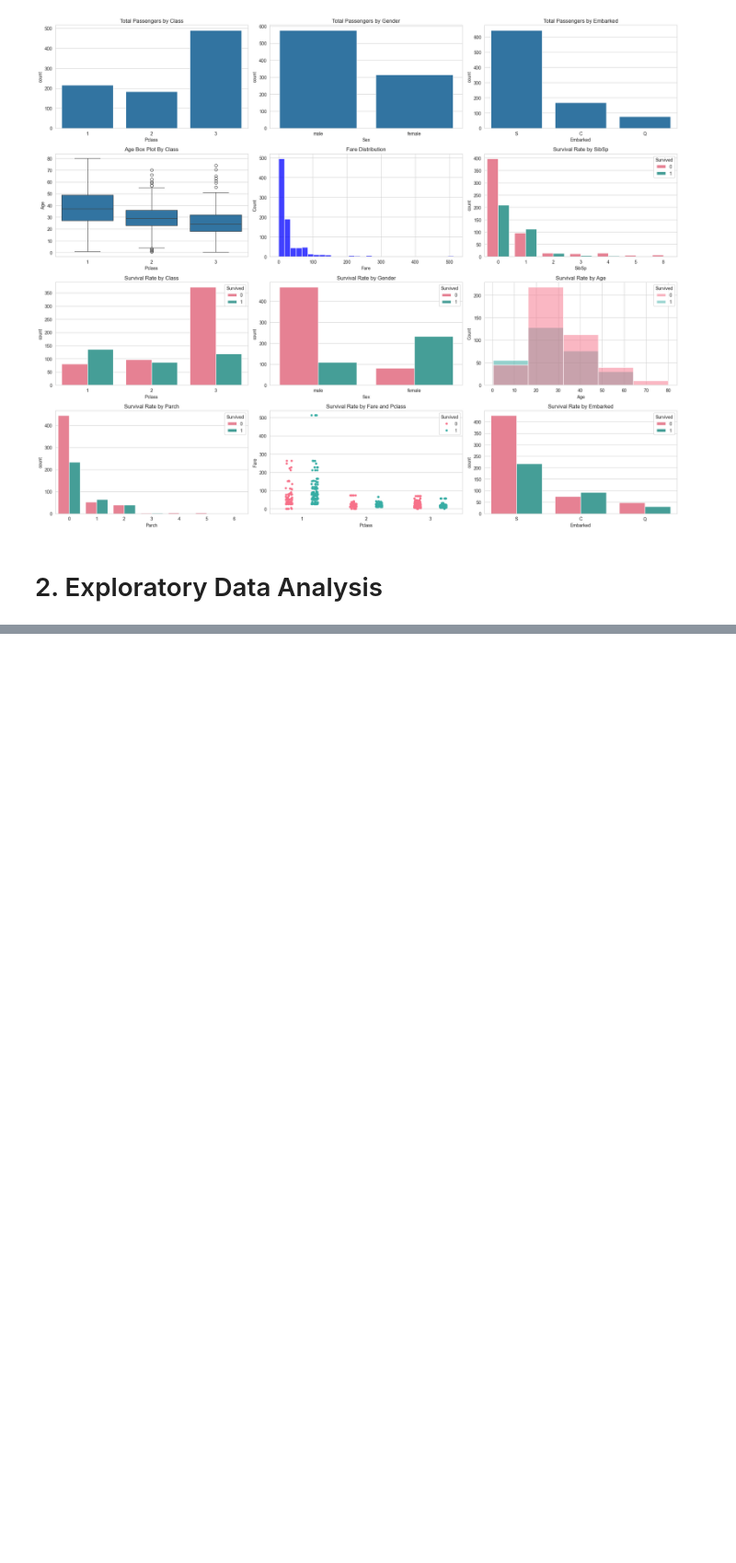
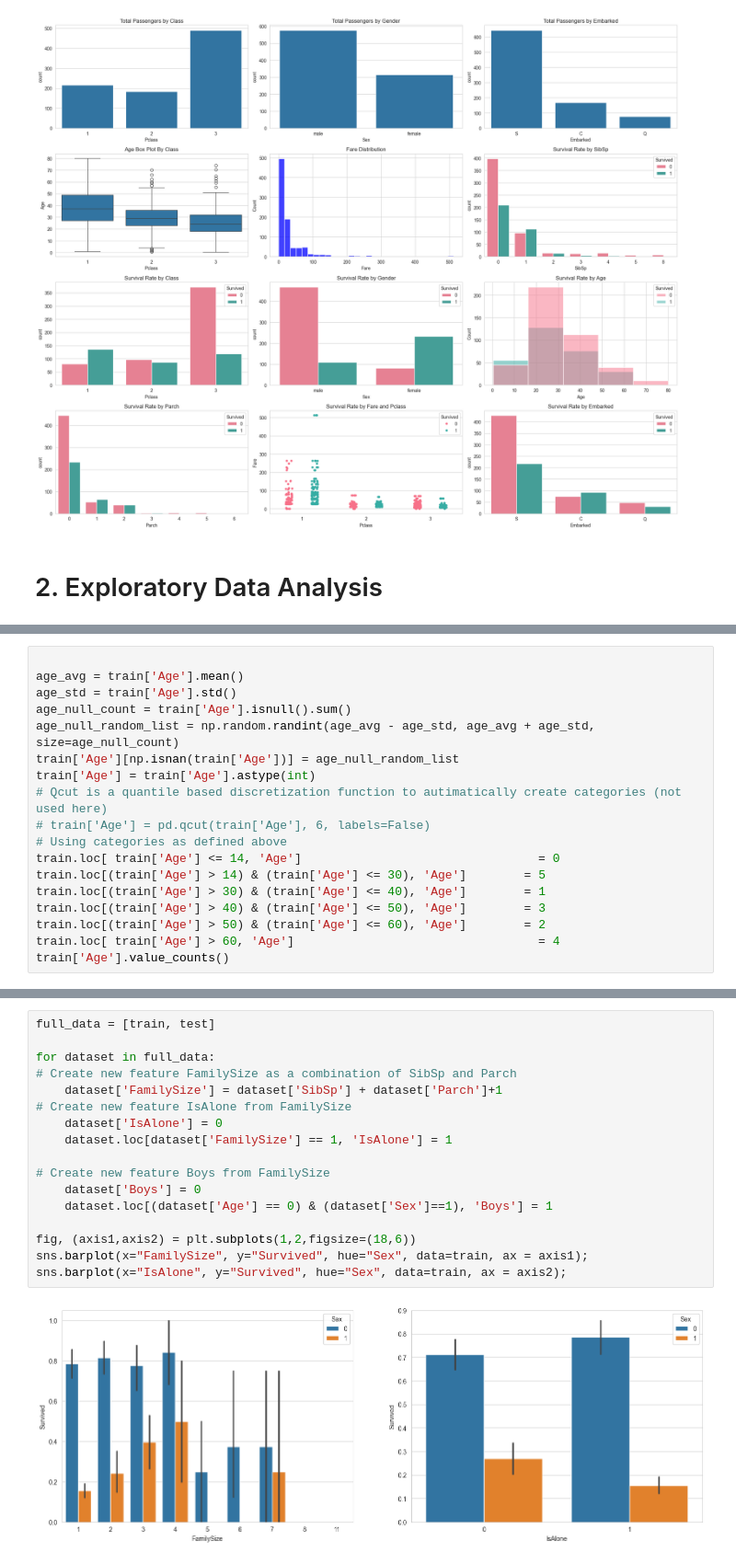
Before and after one commit to xiangshiyin/machine-learning-for-actuarial-science, a Jupyter notebook: 2025-spring/week05/notebook/demo.ipynb, the cells around one changed output, grey strips where cells are left out. Shown at 92% size. Cells and saved outputs as stored; diff of their text form; blank space fills up the shorter version.

```diff
--- a/2025-spring/week05/notebook/demo.ipynb
+++ b/2025-spring/week05/notebook/demo.ipynb
@@ -193,0 +291,18 @@ train.loc[Outliers_to_drop] # Show the outliers rows
+# %%
+
+age_avg = train['Age'].mean()
+age_std = train['Age'].std()
+age_null_count = train['Age'].isnull().sum()
+age_null_random_list = np.random.randint(age_avg - age_std, age_avg + age_std, size=age_null_count)
+train['Age'][np.isnan(train['Age'])] = age_null_random_list
+train['Age'] = train['Age'].astype(int)
+# Qcut is a quantile based discretization function to autimatically create categories (not used here)
+# train['Age'] = pd.qcut(train['Age'], 6, labels=False)
+# Using categories as defined above
+train.loc[ train['Age'] <= 14, 'Age'] 						          = 0
+train.loc[(train['Age'] > 14) & (train['Age'] <= 30), 'Age']        = 5
+train.loc[(train['Age'] > 30) & (train['Age'] <= 40), 'Age']        = 1
+train.loc[(train['Age'] > 40) & (train['Age'] <= 50), 'Age']        = 3
+train.loc[(train['Age'] > 50) & (train['Age'] <= 60), 'Age']        = 2
+train.loc[ train['Age'] > 60, 'Age'] 							      = 4
+train['Age'].value_counts()
@@ -193,0 +342,19 @@ train.loc[Outliers_to_drop] # Show the outliers rows
+# %%
+full_data = [train, test]
+
+for dataset in full_data:
+# Create new feature FamilySize as a combination of SibSp and Parch
+    dataset['FamilySize'] = dataset['SibSp'] + dataset['Parch']+1
+# Create new feature IsAlone from FamilySize
+    dataset['IsAlone'] = 0
+    dataset.loc[dataset['FamilySize'] == 1, 'IsAlone'] = 1
+
+# Create new feature Boys from FamilySize
+    dataset['Boys'] = 0
+    dataset.loc[(dataset['Age'] == 0) & (dataset['Sex']==1), 'Boys'] = 1
+
+fig, (axis1,axis2) = plt.subplots(1,2,figsize=(18,6))
+sns.barplot(x="FamilySize", y="Survived", hue="Sex", data=train, ax = axis1);
+sns.barplot(x="IsAlone", y="Survived", hue="Sex", data=train, ax = axis2);
+# %% [output]
+[figure, added]
```
Also changed, not shown: parts of 38 cells of this notebook.
